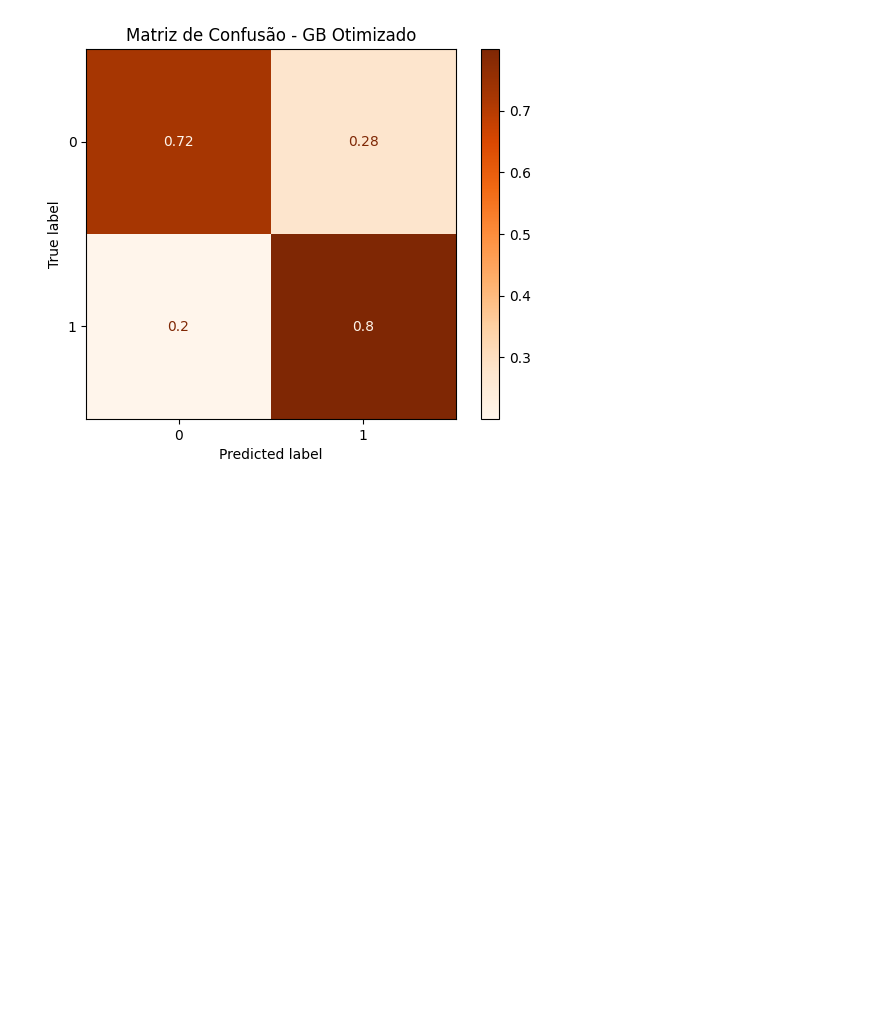
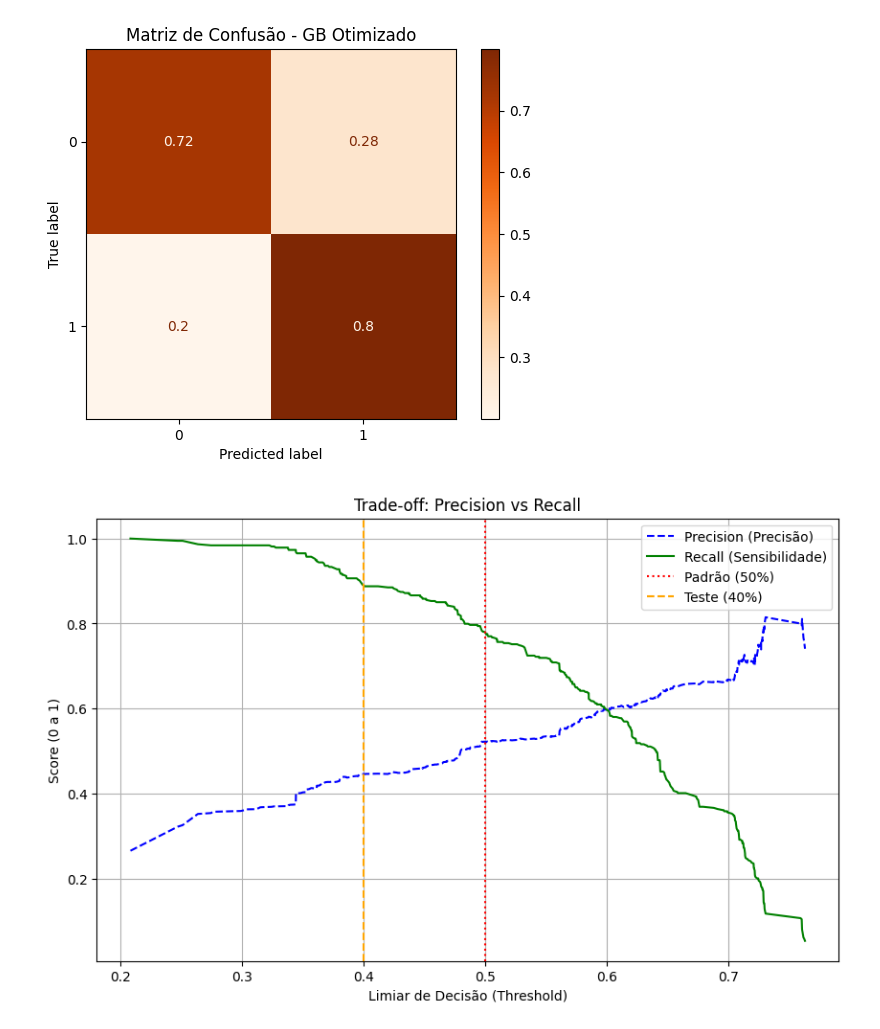
Before and after one commit to JCarapina/projeto-churn-telecom, a Jupyter notebook: notebooks/03_modeling.ipynb, the cells around one changed output. Drawn from its saved outputs; the diff is of its cells as text; code cells hidden in the pictures; blank space fills up the shorter version.

Commit message:
Trade-off

```diff
--- a/notebooks/03_modeling.ipynb
+++ b/notebooks/03_modeling.ipynb
@@ -231,3 +231,34 @@ Melhor Recall no Treino: 0.78
    macro avg       0.71      0.76      0.71      1409
 weighted avg       0.80      0.74      0.76      1409
 [figure]
+# %%
+from sklearn.metrics import precision_recall_curve
+import matplotlib.pyplot as plt
+
+# Ppegar as PROBABILIDADES (a certeza do modelo entre 0 e 1)
+# O predict_proba retorna duas colunas: [Chance de Não Sair, Chance de Sair]
+# Queremos a coluna 1 (Chance de Sair/Churn)
+y_proba = best_model.predict_proba(X_test)[:, 1]
+
+# Calcular a curva
+precisions, recalls, thresholds = precision_recall_curve(y_test, y_proba)
+
+# Plotar o gráfico
+plt.figure(figsize=(10, 6))
+plt.plot(thresholds, precisions[:-1], 'b--', label='Precision (Precisão)')
+plt.plot(thresholds, recalls[:-1], 'g-', label='Recall (Sensibilidade)')
+
+plt.title('Trade-off: Precision vs Recall')
+plt.xlabel('Limiar de Decisão (Threshold)')
+plt.ylabel('Score (0 a 1)')
+plt.legend(loc='best')
+plt.grid(True)
+
+# Vamos desenhar uma linha vertical no padrão (0.5) e uma sugestão (0.4)
+plt.axvline(x=0.50, color='red', linestyle=':', label='Padrão (50%)')
+plt.axvline(x=0.40, color='orange', linestyle='--', label='Teste (40%)')
+plt.legend()
+
+plt.show()
+# %% [output]
+[figure, added]
```
Also changed, not shown: parts of 2 cells of this notebook.
